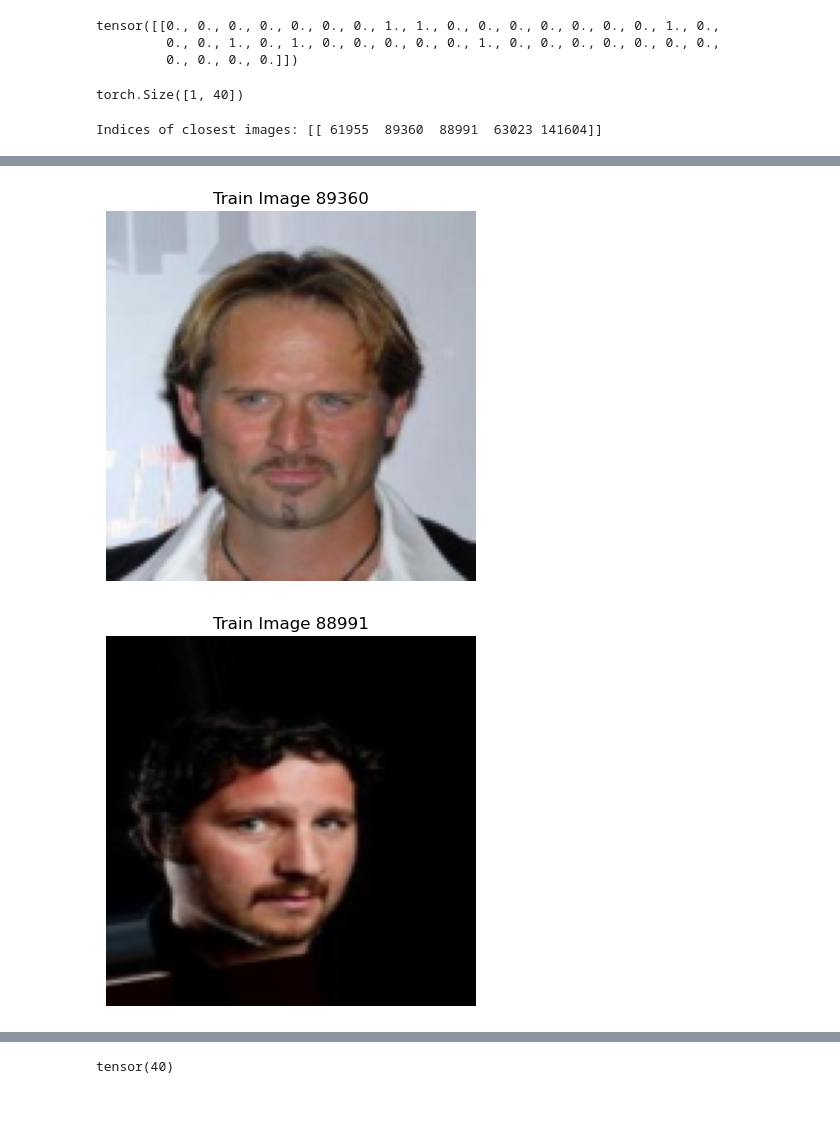
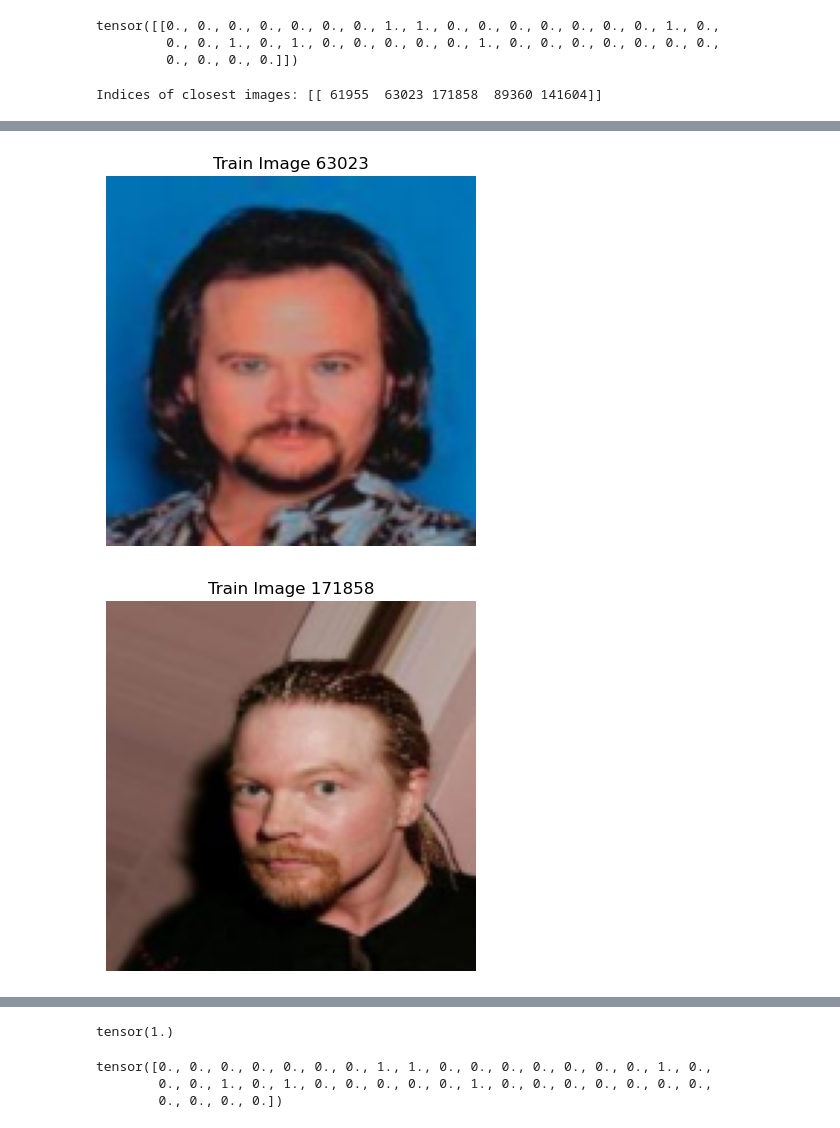
Before and after one commit to hyounce/Deep-Learning-Project, a Jupyter notebook: Predictions_KNN.ipynb, the cells around one changed output, grey strips where cells are left out. Saved outputs shown, nothing was run; the diff lists cells and outputs as text; code cells hidden in the pictures.

```diff
--- a/Predictions_KNN.ipynb
+++ b/Predictions_KNN.ipynb
@@ -202,6 +259,6 @@ plot_image_from_dataset(test_dataset, 0)
 # %%
 # Plot top 3 matches
 for i in indices[0]:
-    plot_image_from_dataset(train_dataset, i)
+    plot_image_from_dataset(combined_dataset, i)
 # %% [output]
 [figure]
@@ -221,4 +268,0 @@ Indices of closest images: [[ 29605 161370  39821  86398  62897]]
-# %%
-# Plot top 3 matches
-for i in indices[0]:
-    plot_image_from_dataset(train_dataset, i)
@@ -240,11 +278,12 @@ transform = transforms.Compose([
 image_path = "adam_brody.png"
 image = Image.open(image_path).convert("RGB")
 plt.imshow(image)
+plt.axis("off")
 plt.show()
 input_tensor = transform(image).unsqueeze(0)
 
 model.eval()
 with torch.no_grad():
     output = model(input_tensor)         # shape: [1, 40]
-    pred = (output >= 0.5).float()
+    adam_pred = (output >= 0.5).float()
 # %% [output]
@@ -255,24 +294,20 @@ pred
 tensor([[0., 0., 0., 0., 0., 0., 0., 1., 1., 0., 0., 0., 0., 0., 0., 0., 1., 0.,
          0., 0., 1., 0., 1., 0., 0., 0., 0., 0., 1., 0., 0., 0., 0., 0., 0., 0.,
          0., 0., 0., 0.]])
-# %%
-pred.shape
-# %% [output]
-torch.Size([1, 40])
 # %%
 # Adam Brody KNN
-query_attr = pred.numpy().reshape(1, -1)  # Convert to numpy array (1, 40)
+query_attr = adam_pred.numpy().reshape(1, -1)  # Convert to numpy array (1, 40)
 
 # Get top 5 nearest neighbots
 distances, indices = knn.kneighbors(query_attr, n_neighbors=5)
 print(f"Indices of closest images: {indices}")
 # %% [output]
-Indices of closest images: [[ 61955  89360  88991  63023 141604]]
+Indices of closest images: [[ 61955  63023 171858  89360 141604]]
 # %%
 # Plot top 3 matches
 for i in indices[0]:
-    plot_image_from_dataset(train_dataset, i)
+    plot_image_from_dataset(combined_dataset, i)
 # %% [output]
 [figure]
-[figure, old version]
+[figure, new version]
-[figure, old version]
+[figure, new version]
@@ -280,5 +315,12 @@ for i in indices[0]:
 [figure]
-# %%
-(train_dataset[61955][1] == pred).sum()
-# %% [output]
-tensor(40)
+# %%
+# Accuracy between adam's prediction and nearest neighbor
+(adam_pred == combined_dataset[61955][1]).sum() / 40
+# %% [output]
+tensor(1.)
+# %%
+adam_pred[0]
+# %% [output]
+tensor([0., 0., 0., 0., 0., 0., 0., 1., 1., 0., 0., 0., 0., 0., 0., 0., 1., 0.,
+        0., 0., 1., 0., 1., 0., 0., 0., 0., 0., 1., 0., 0., 0., 0., 0., 0., 0.,
+        0., 0., 0., 0.])
```
Also changed, not shown: parts of 33 cells of this notebook.
